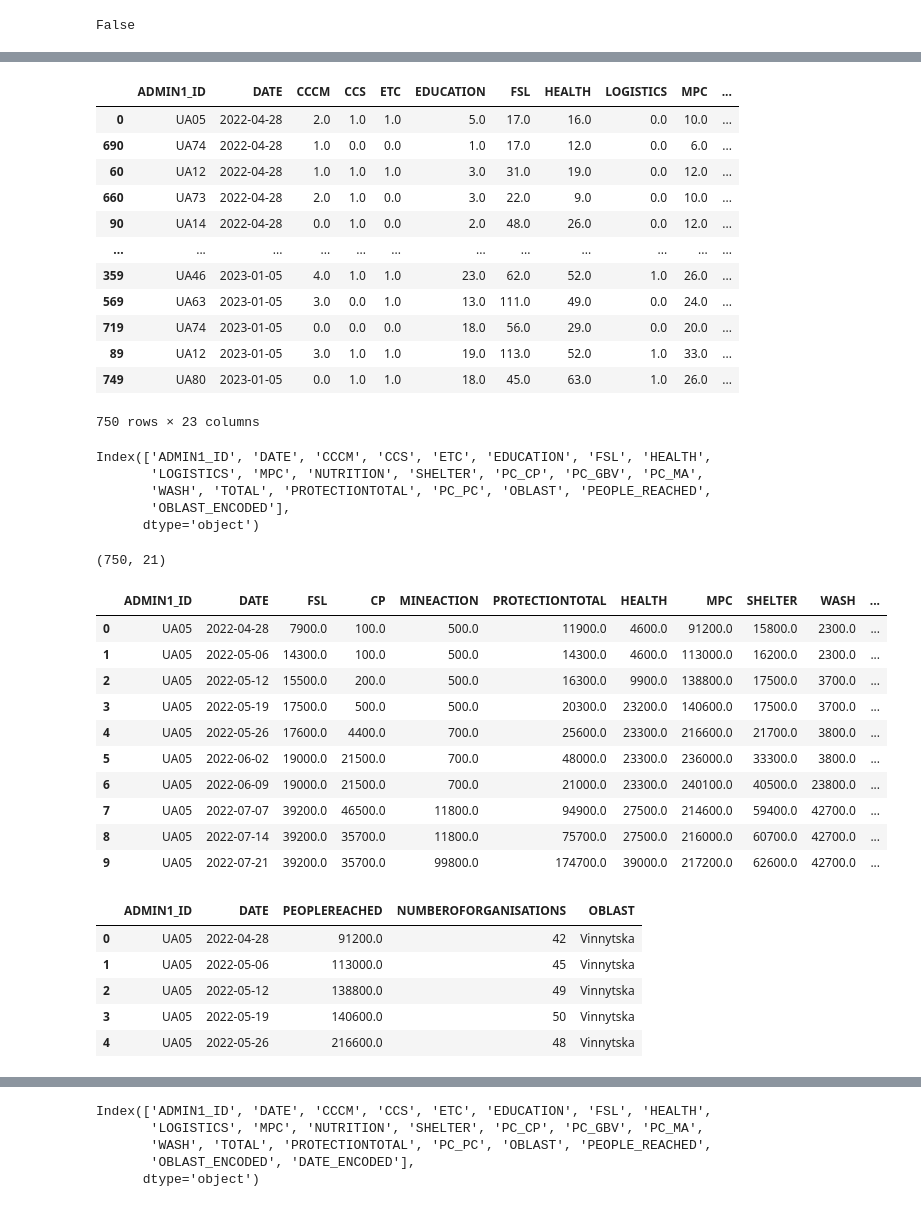
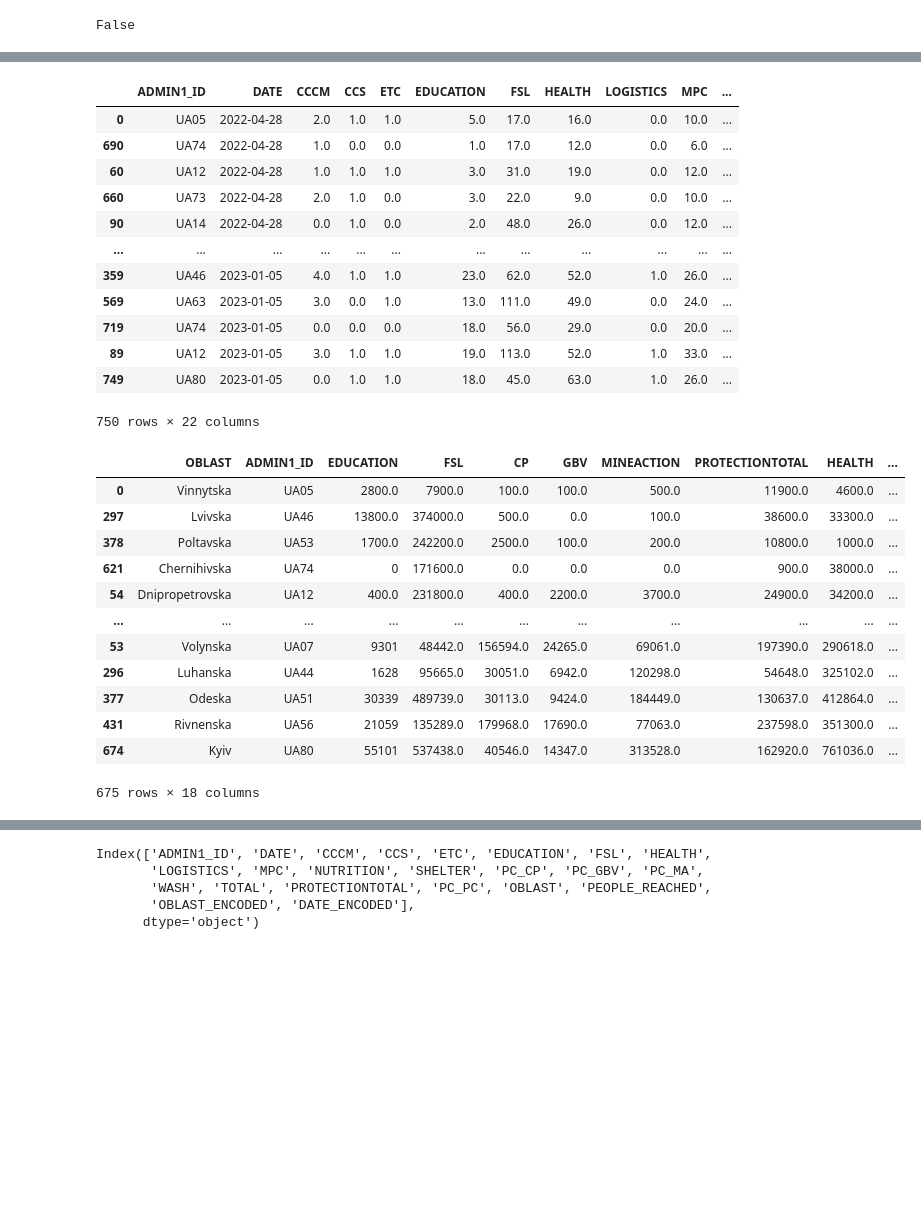
Before and after one commit to reo113/GuideHouse_Project, a Jupyter notebook: GuideHouse_Colab.ipynb, the cells around one changed output, grey strips where cells are left out. Drawn from its saved outputs; the diff is of its cells as text; code cells hidden in the pictures; blank space fills up the shorter version.

```diff
--- a/GuideHouse_Colab.ipynb
+++ b/GuideHouse_Colab.ipynb
@@ -290,28 +359,25 @@ interpolated_df.describe()
 # %%
+#PEOPLE REACHED
 # create label encoder instance
 label_encoder = LabelEncoder()
 #fit label encoder to transform Oblast column
-encoded_oblast = label_encoder.fit_transform(interpolated_df['OBLAST'])
-
+encoded_oblast = label_encoder.fit_transform(people_reached_interpolated_df['OBLAST'])
 #create copy
-df_encoded = interpolated_df.copy()
-
+people_reached_df_encoded = people_reached_interpolated_df.copy()
 #Add column and assign values
-df_encoded['OBLAST_ENCODED'] = encoded_oblast
+people_reached_df_encoded['OBLAST_ENCODED'] = encoded_oblast
 # %%
+#PEOPLE REACHED
 # create label encoder instance
 label_encoder = LabelEncoder()
-
 #fit label encoder to transform Date column
-encoded_oblast = label_encoder.fit_transform(df_encoded['DATE'])
-
+encoded_oblast = label_encoder.fit_transform(people_reached_df_encoded['DATE'])
 #create copy
-df_encode = df_encoded.copy()
-
+people_reached_df_encode = people_reached_df_encoded.copy()
 #Add column and assign values
-df_encode['DATE_ENCODED'] = encoded_oblast
+people_reached_df_encode['DATE_ENCODED'] = encoded_oblast
 # %%
-df_encode.sort_values(by=['DATE'])
+num_of_org_df_encode.sort_values(by=['DATE'])
 # %% [output]
 |  | ADMIN1_ID | DATE | CCCM | CCS | ETC | EDUCATION | FSL | HEALTH | LOGISTICS | MPC | ... |
 | 0 | UA05 | 2022-04-28 | 2.0 | 1.0 | 1.0 | 5.0 | 17.0 | 16.0 | 0.0 | 10.0 | ... |
@@ -325,41 +391,20 @@ df_encode.sort_values(by=['DATE'])
 | 719 | UA74 | 2023-01-05 | 0.0 | 0.0 | 0.0 | 18.0 | 56.0 | 29.0 | 0.0 | 20.0 | ... |
 | 89 | UA12 | 2023-01-05 | 3.0 | 1.0 | 1.0 | 19.0 | 113.0 | 52.0 | 1.0 | 33.0 | ... |
 | 749 | UA80 | 2023-01-05 | 0.0 | 1.0 | 1.0 | 18.0 | 45.0 | 63.0 | 1.0 | 26.0 | ... |
-750 rows × 23 columns
+750 rows × 22 columns
-# %%
-df_encoded.columns
-# %% [output]
-Index(['ADMIN1_ID', 'DATE', 'CCCM', 'CCS', 'ETC', 'EDUCATION', 'FSL', 'HEALTH',
-       'LOGISTICS', 'MPC', 'NUTRITION', 'SHELTER', 'PC_CP', 'PC_GBV', 'PC_MA',
-       'WASH', 'TOTAL', 'PROTECTIONTOTAL', 'PC_PC', 'OBLAST', 'PEOPLE_REACHED',
-       'OBLAST_ENCODED'],
-      dtype='object')
-# %%
-merged_sheet1.shape
-# %% [output]
-(750, 21)
-# %%
-#People_Reached_by_Oblast
-merged_sheet2.head(10)
-# %% [output]
-|  | ADMIN1_ID | DATE | FSL | CP | MINEACTION | PROTECTIONTOTAL | HEALTH | MPC | SHELTER | WASH | ... |
-| 0 | UA05 | 2022-04-28 | 7900.0 | 100.0 | 500.0 | 11900.0 | 4600.0 | 91200.0 | 15800.0 | 2300.0 | ... |
-| 1 | UA05 | 2022-05-06 | 14300.0 | 100.0 | 500.0 | 14300.0 | 4600.0 | 113000.0 | 16200.0 | 2300.0 | ... |
-| 2 | UA05 | 2022-05-12 | 15500.0 | 200.0 | 500.0 | 16300.0 | 9900.0 | 138800.0 | 17500.0 | 3700.0 | ... |
-| 3 | UA05 | 2022-05-19 | 17500.0 | 500.0 | 500.0 | 20300.0 | 23200.0 | 140600.0 | 17500.0 | 3700.0 | ... |
-| 4 | UA05 | 2022-05-26 | 17600.0 | 4400.0 | 700.0 | 25600.0 | 23300.0 | 216600.0 | 21700.0 | 3800.0 | ... |
-| 5 | UA05 | 2022-06-02 | 19000.0 | 21500.0 | 700.0 | 48000.0 | 23300.0 | 236000.0 | 33300.0 | 3800.0 | ... |
-| 6 | UA05 | 2022-06-09 | 19000.0 | 21500.0 | 700.0 | 21000.0 | 23300.0 | 240100.0 | 40500.0 | 23800.0 | ... |
-| 7 | UA05 | 2022-07-07 | 39200.0 | 46500.0 | 11800.0 | 94900.0 | 27500.0 | 214600.0 | 59400.0 | 42700.0 | ... |
-| 8 | UA05 | 2022-07-14 | 39200.0 | 35700.0 | 11800.0 | 75700.0 | 27500.0 | 216000.0 | 60700.0 | 42700.0 | ... |
-| 9 | UA05 | 2022-07-21 | 39200.0 | 35700.0 | 99800.0 | 174700.0 | 39000.0 | 217200.0 | 62600.0 | 42700.0 | ... |
-# %%
-#UDE_Inputs
-merged_sheet3.head()
-# %% [output]
-|  | ADMIN1_ID | DATE | PEOPLEREACHED | NUMBEROFORGANISATIONS | OBLAST |
-| 0 | UA05 | 2022-04-28 | 91200.0 | 42 | Vinnytska |
-| 1 | UA05 | 2022-05-06 | 113000.0 | 45 | Vinnytska |
-| 2 | UA05 | 2022-05-12 | 138800.0 | 49 | Vinnytska |
-| 3 | UA05 | 2022-05-19 | 140600.0 | 50 | Vinnytska |
-| 4 | UA05 | 2022-05-26 | 216600.0 | 48 | Vinnytska |
+# %%
+people_reached_df_encode.sort_values(by=['DATE'])
+# %% [output]
+|  | OBLAST | ADMIN1_ID | EDUCATION | FSL | CP | GBV | MINEACTION | PROTECTIONTOTAL | HEALTH | ... |
+| 0 | Vinnytska | UA05 | 2800.0 | 7900.0 | 100.0 | 100.0 | 500.0 | 11900.0 | 4600.0 | ... |
+| 297 | Lvivska | UA46 | 13800.0 | 374000.0 | 500.0 | 0.0 | 100.0 | 38600.0 | 33300.0 | ... |
+| 378 | Poltavska | UA53 | 1700.0 | 242200.0 | 2500.0 | 100.0 | 200.0 | 10800.0 | 1000.0 | ... |
+| 621 | Chernihivska | UA74 | 0 | 171600.0 | 0.0 | 0.0 | 0.0 | 900.0 | 38000.0 | ... |
+| 54 | Dnipropetrovska | UA12 | 400.0 | 231800.0 | 400.0 | 2200.0 | 3700.0 | 24900.0 | 34200.0 | ... |
+| ... | ... | ... | ... | ... | ... | ... | ... | ... | ... | ... |
+| 53 | Volynska | UA07 | 9301 | 48442.0 | 156594.0 | 24265.0 | 69061.0 | 197390.0 | 290618.0 | ... |
+| 296 | Luhanska | UA44 | 1628 | 95665.0 | 30051.0 | 6942.0 | 120298.0 | 54648.0 | 325102.0 | ... |
+| 377 | Odeska | UA51 | 30339 | 489739.0 | 30113.0 | 9424.0 | 184449.0 | 130637.0 | 412864.0 | ... |
+| 431 | Rivnenska | UA56 | 21059 | 135289.0 | 179968.0 | 17690.0 | 77063.0 | 237598.0 | 351300.0 | ... |
+| 674 | Kyiv | UA80 | 55101 | 537438.0 | 40546.0 | 14347.0 | 313528.0 | 162920.0 | 761036.0 | ... |
+675 rows × 18 columns
```
Also changed, not shown: parts of 31 cells of this notebook.
